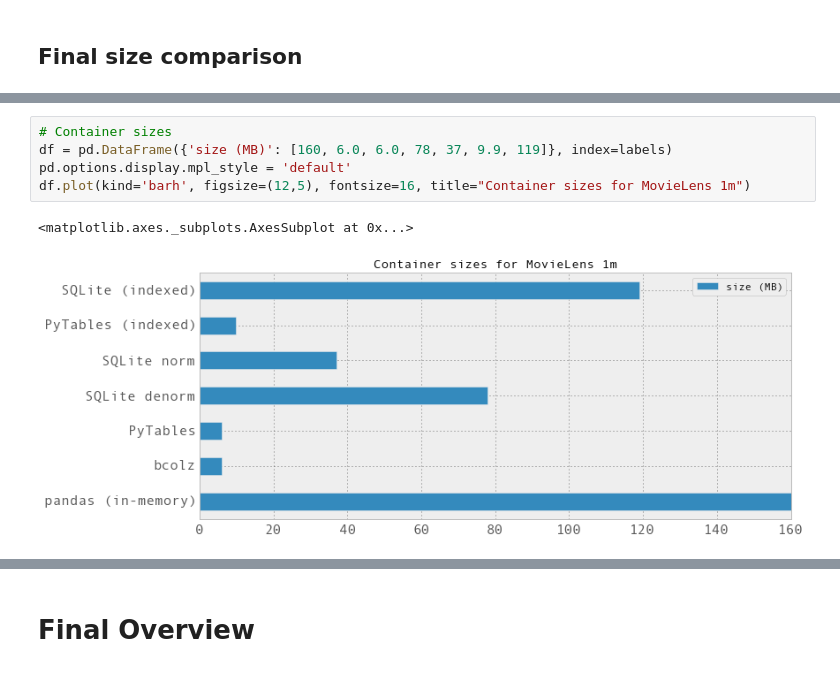
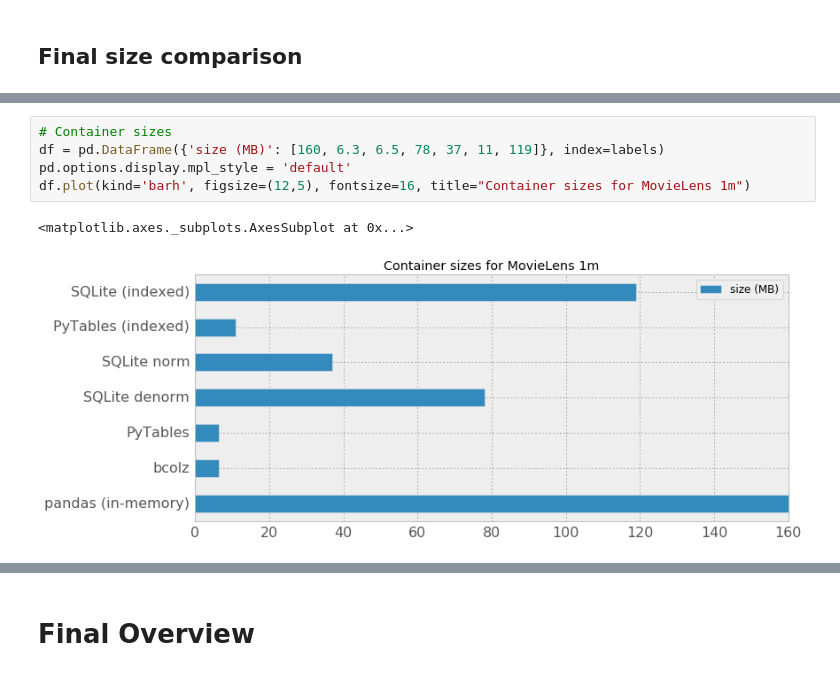
Before and after one commit to FrancescAlted/DataContainersTutorials, a Jupyter notebook: 4-On-Disk-Tables.ipynb, the cells around one changed output, grey strips where cells are left out. Saved outputs shown, nothing was run; the diff lists cells and outputs as text.

```diff
--- a/4-On-Disk-Tables.ipynb
+++ b/4-On-Disk-Tables.ipynb
@@ -458,8 +458,8 @@ In [49] used 0.000 MiB RAM in 0.117s, peaked 0.000 MiB above current, total RAM
 # %%
 # Container sizes
-df = pd.DataFrame({'size (MB)': [160, 6.0, 6.0, 78, 37, 9.9, 119]}, index=labels)
+df = pd.DataFrame({'size (MB)': [160, 6.3, 6.5, 78, 37, 11, 119]}, index=labels)
 pd.options.display.mpl_style = 'default'
 df.plot(kind='barh', figsize=(12,5), fontsize=16, title="Container sizes for MovieLens 1m")
 # %% [output]
 <matplotlib.axes._subplots.AxesSubplot at 0x...>
-[figure, old version]
+[figure, new version]
```
Also changed, not shown: parts of 51 cells of this notebook.
